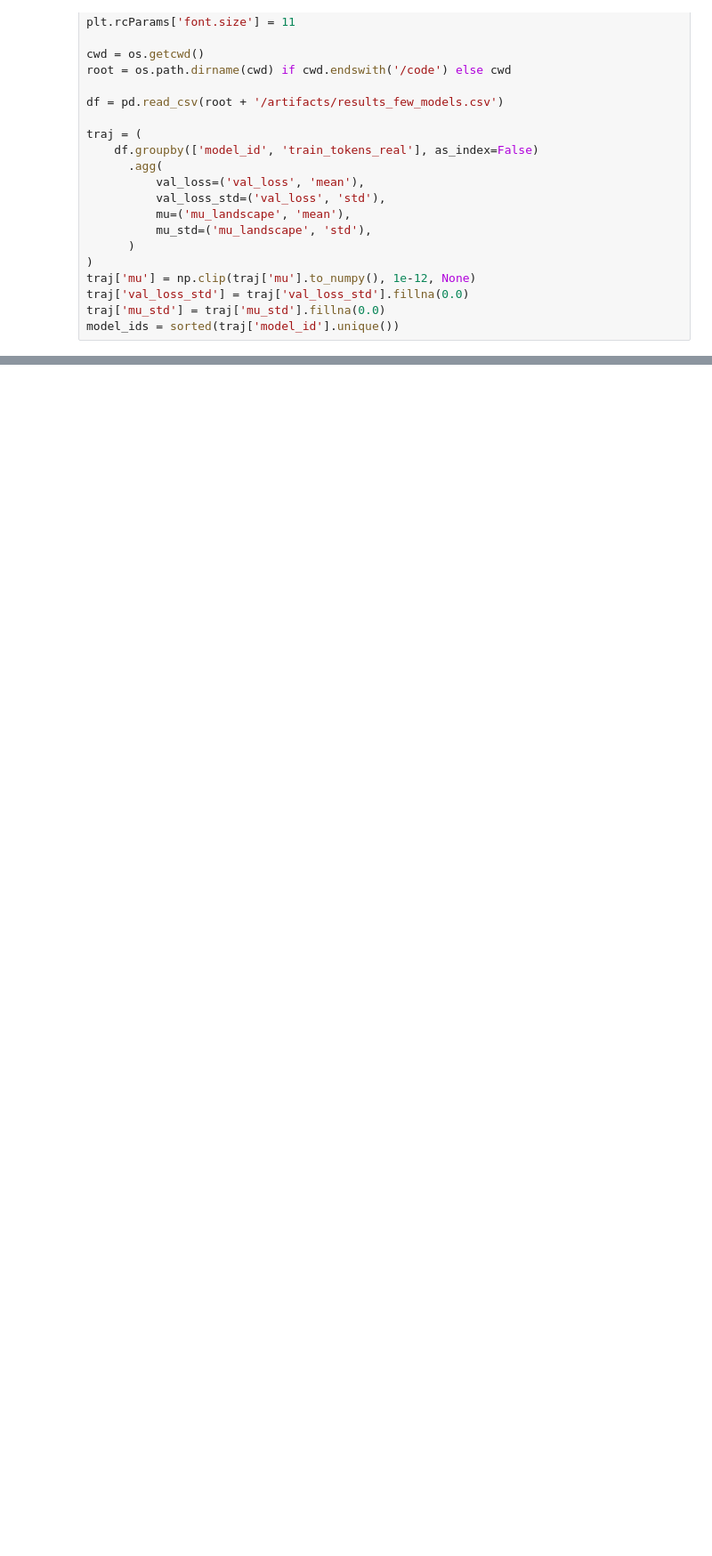
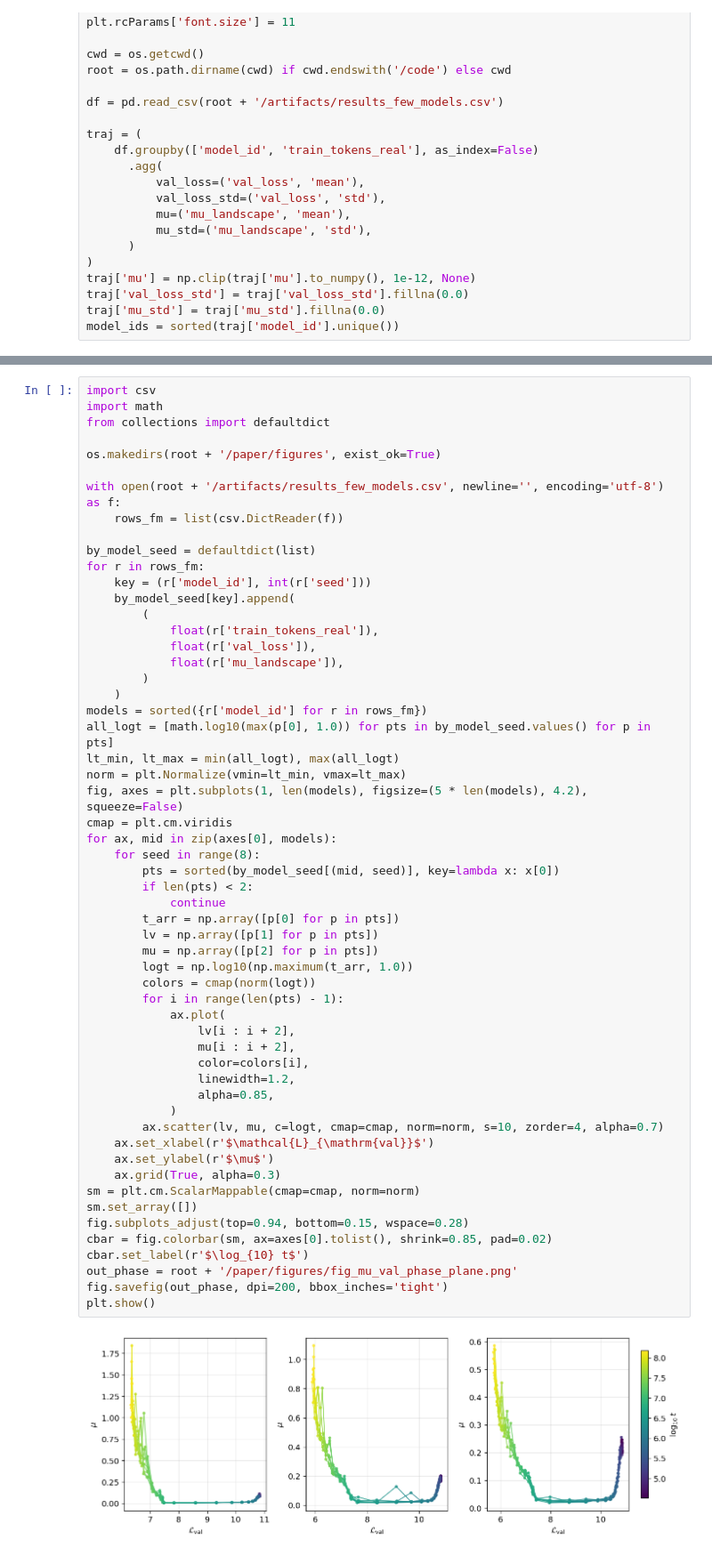
Before and after one commit to andriygav/FromEmpericalToLandscapeComplexity, a Jupyter notebook: code/exp02_few_models_figures.ipynb, the cells around one changed output, grey strips where cells are left out. Shown at 89% size. Saved outputs shown, nothing was run; the diff lists cells and outputs as text; blank space fills up the shorter version.

```diff
--- a/code/exp02_few_models_figures.ipynb
+++ b/code/exp02_few_models_figures.ipynb
@@ -255,0 +60,58 @@ print(f"Partial corr: {stats.get('partial_corr_mu_lnt_given_lv')}")
+# %%
+import csv
+import math
+from collections import defaultdict
+
+os.makedirs(root + '/paper/figures', exist_ok=True)
+
+with open(root + '/artifacts/results_few_models.csv', newline='', encoding='utf-8') as f:
+    rows_fm = list(csv.DictReader(f))
+
+by_model_seed = defaultdict(list)
+for r in rows_fm:
+    key = (r['model_id'], int(r['seed']))
+    by_model_seed[key].append(
+        (
+            float(r['train_tokens_real']),
+            float(r['val_loss']),
+            float(r['mu_landscape']),
+        )
+    )
+models = sorted({r['model_id'] for r in rows_fm})
+all_logt = [math.log10(max(p[0], 1.0)) for pts in by_model_seed.values() for p in pts]
+lt_min, lt_max = min(all_logt), max(all_logt)
+norm = plt.Normalize(vmin=lt_min, vmax=lt_max)
+fig, axes = plt.subplots(1, len(models), figsize=(5 * len(models), 4.2), squeeze=False)
+cmap = plt.cm.viridis
+for ax, mid in zip(axes[0], models):
+    for seed in range(8):
+        pts = sorted(by_model_seed[(mid, seed)], key=lambda x: x[0])
+        if len(pts) < 2:
+            continue
+        t_arr = np.array([p[0] for p in pts])
+        lv = np.array([p[1] for p in pts])
+        mu = np.array([p[2] for p in pts])
+        logt = np.log10(np.maximum(t_arr, 1.0))
+        colors = cmap(norm(logt))
+        for i in range(len(pts) - 1):
+            ax.plot(
+                lv[i : i + 2],
+                mu[i : i + 2],
+                color=colors[i],
+                linewidth=1.2,
+                alpha=0.85,
+            )
+        ax.scatter(lv, mu, c=logt, cmap=cmap, norm=norm, s=10, zorder=4, alpha=0.7)
+    ax.set_xlabel(r'$\mathcal{L}_{\mathrm{val}}$')
+    ax.set_ylabel(r'$\mu$')
+    ax.grid(True, alpha=0.3)
+sm = plt.cm.ScalarMappable(cmap=cmap, norm=norm)
+sm.set_array([])
+fig.subplots_adjust(top=0.94, bottom=0.15, wspace=0.28)
+cbar = fig.colorbar(sm, ax=axes[0].tolist(), shrink=0.85, pad=0.02)
+cbar.set_label(r'$\log_{10} t$')
+out_phase = root + '/paper/figures/fig_mu_val_phase_plane.png'
+fig.savefig(out_phase, dpi=200, bbox_inches='tight')
+plt.show()
+# %% [output]
+[figure, added]
```
Also changed, not shown: parts of 4 cells of this notebook, 8 other files.
